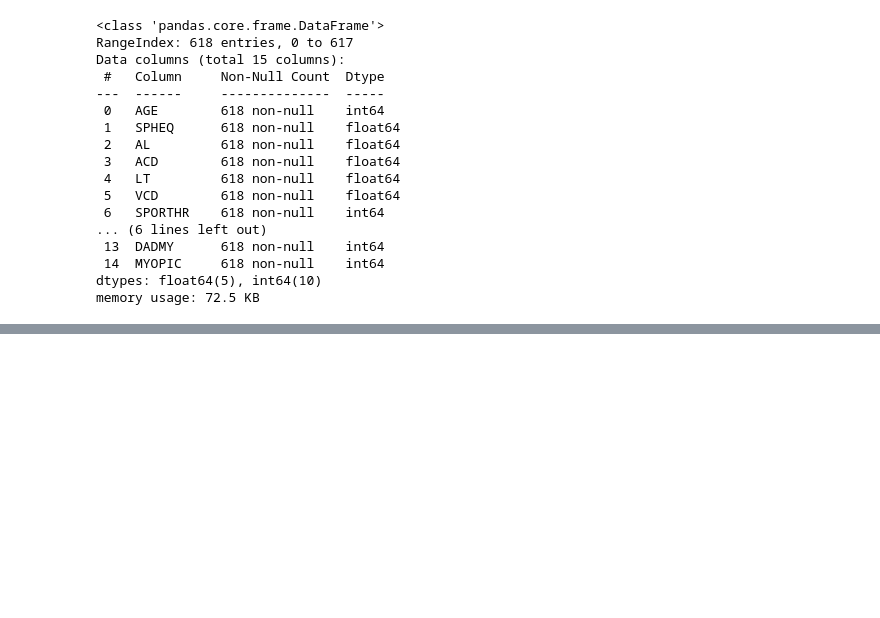
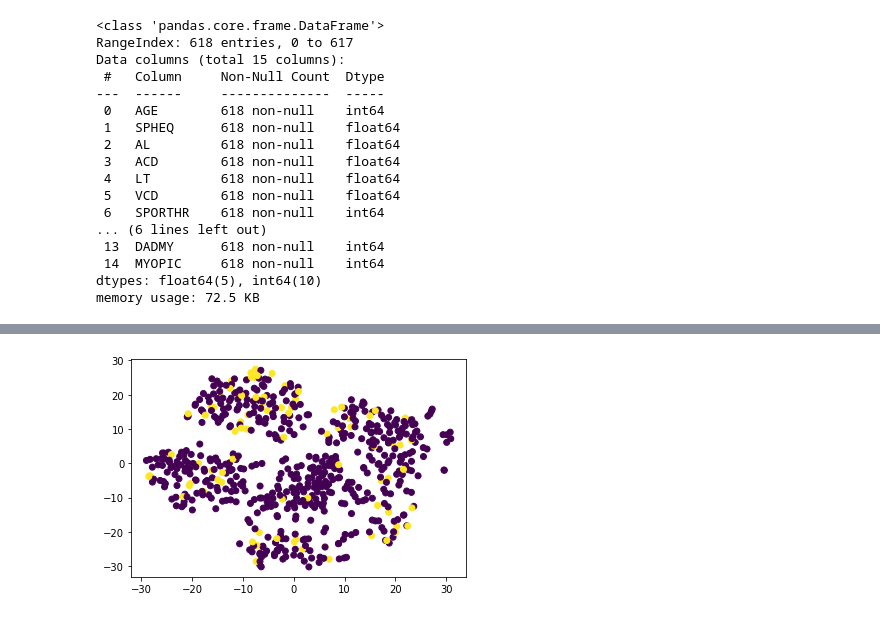
Before and after one commit to pradipraodeo/unsupervised-machine-learning, a Jupyter notebook: Unsupervised_Machine_Learning.ipynb, the cells around one changed output, grey strips where cells are left out. Cells and saved outputs as stored; diff of their text form; code cells hidden in the pictures; blank space fills up the shorter version.

```diff
--- a/Unsupervised_Machine_Learning.ipynb
+++ b/Unsupervised_Machine_Learning.ipynb
@@ -58,0 +86,5 @@ df2_scaled = scaler.fit_transform(df2)
+# %%
+plt.scatter(df2["x"], df2["y"], c=df2["class"])
+plt.show()
+# %% [output]
+[figure, added]
```
Also changed, not shown: parts of 5 cells of this notebook.
